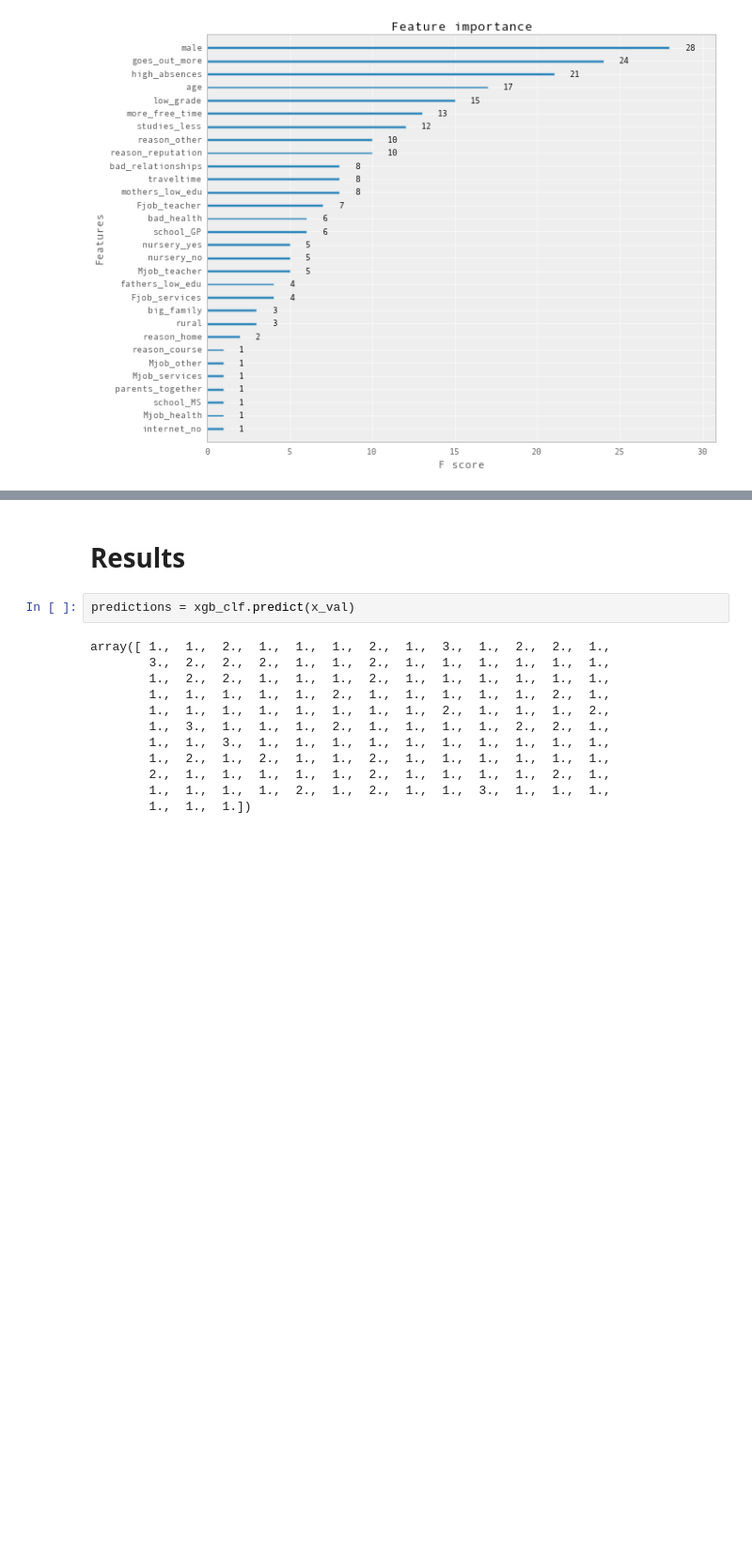
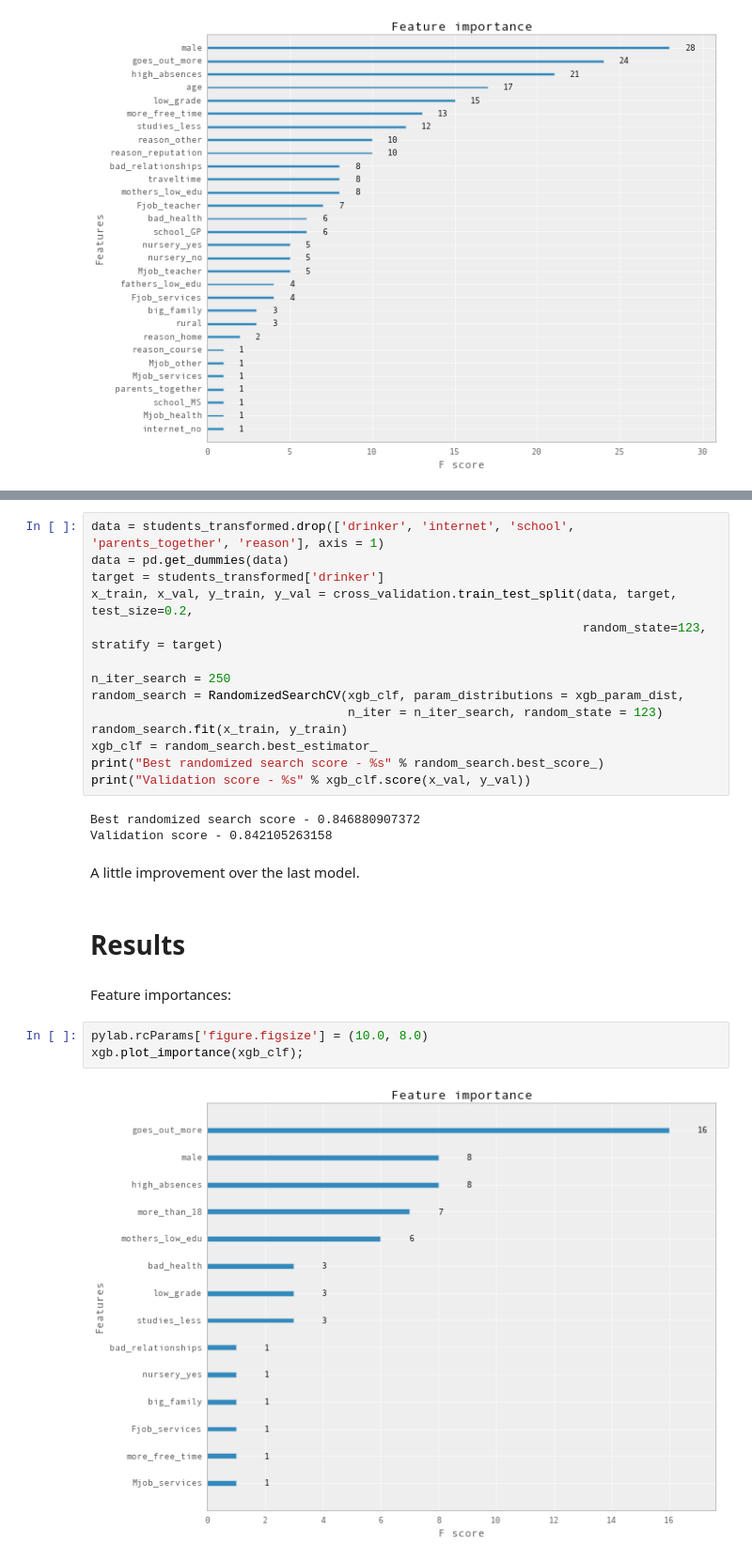
Before and after one commit to GeraldineE/alcohol-research, a Jupyter notebook: student-analysis.ipynb, the cells around one changed output, grey strips where cells are left out. Shown at 94% size. Drawn from its saved outputs; the diff is of its cells as text; blank space fills up the shorter version.

```diff
--- a/student-analysis.ipynb
+++ b/student-analysis.ipynb
@@ -301,16 +271,28 @@ plt.show()
+# %%
+data = students_transformed.drop(['drinker', 'internet', 'school', 'parents_together', 'reason'], axis = 1)
+data = pd.get_dummies(data)
+target = students_transformed['drinker']
+x_train, x_val, y_train, y_val = cross_validation.train_test_split(data, target, test_size=0.2,
+                                                                   random_state=123, stratify = target)
+
+n_iter_search = 250
+random_search = RandomizedSearchCV(xgb_clf, param_distributions = xgb_param_dist,
+                                   n_iter = n_iter_search, random_state = 123)
+random_search.fit(x_train, y_train)
+xgb_clf = random_search.best_estimator_
+print("Best randomized search score - %s" % random_search.best_score_)
+print("Validation score - %s" % xgb_clf.score(x_val, y_val))
+# %% [output]
+Best randomized search score - 0.846880907372
+Validation score - 0.842105263158
+# %% [markdown]
+A little improvement over the last model.
 # %% [markdown]
 # Results
-# %%
-predictions = xgb_clf.predict(x_val)
-# %% [output]
-array([ 1.,  1.,  2.,  1.,  1.,  1.,  2.,  1.,  3.,  1.,  2.,  2.,  1.,
-        3.,  2.,  2.,  2.,  1.,  1.,  2.,  1.,  1.,  1.,  1.,  1.,  1.,
-        1.,  2.,  2.,  1.,  1.,  1.,  2.,  1.,  1.,  1.,  1.,  1.,  1.,
-        1.,  1.,  1.,  1.,  1.,  2.,  1.,  1.,  1.,  1.,  1.,  2.,  1.,
-        1.,  1.,  1.,  1.,  1.,  1.,  1.,  1.,  2.,  1.,  1.,  1.,  2.,
-        1.,  3.,  1.,  1.,  1.,  2.,  1.,  1.,  1.,  1.,  2.,  2.,  1.,
-        1.,  1.,  3.,  1.,  1.,  1.,  1.,  1.,  1.,  1.,  1.,  1.,  1.,
-        1.,  2.,  1.,  2.,  1.,  1.,  2.,  1.,  1.,  1.,  1.,  1.,  1.,
-        2.,  1.,  1.,  1.,  1.,  1.,  2.,  1.,  1.,  1.,  1.,  2.,  1.,
-        1.,  1.,  1.,  1.,  2.,  1.,  2.,  1.,  1.,  3.,  1.,  1.,  1.,
-        1.,  1.,  1.])
+# %% [markdown]
+Feature importances:
+# %%
+pylab.rcParams['figure.figsize'] = (10.0, 8.0)
+xgb.plot_importance(xgb_clf);
+# %% [output]
+[figure, added]
```
Also changed, not shown: parts of 17 cells of this notebook.
